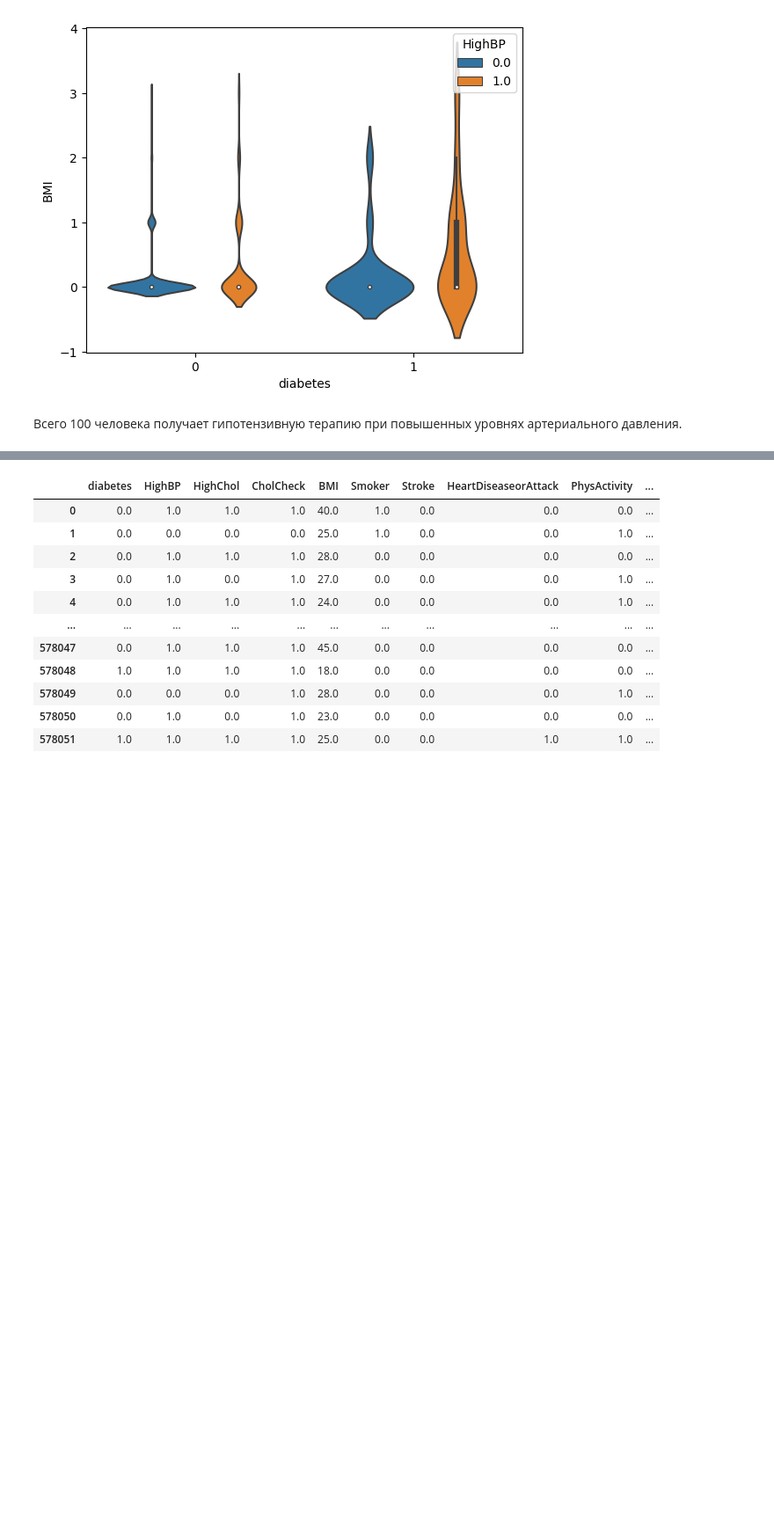
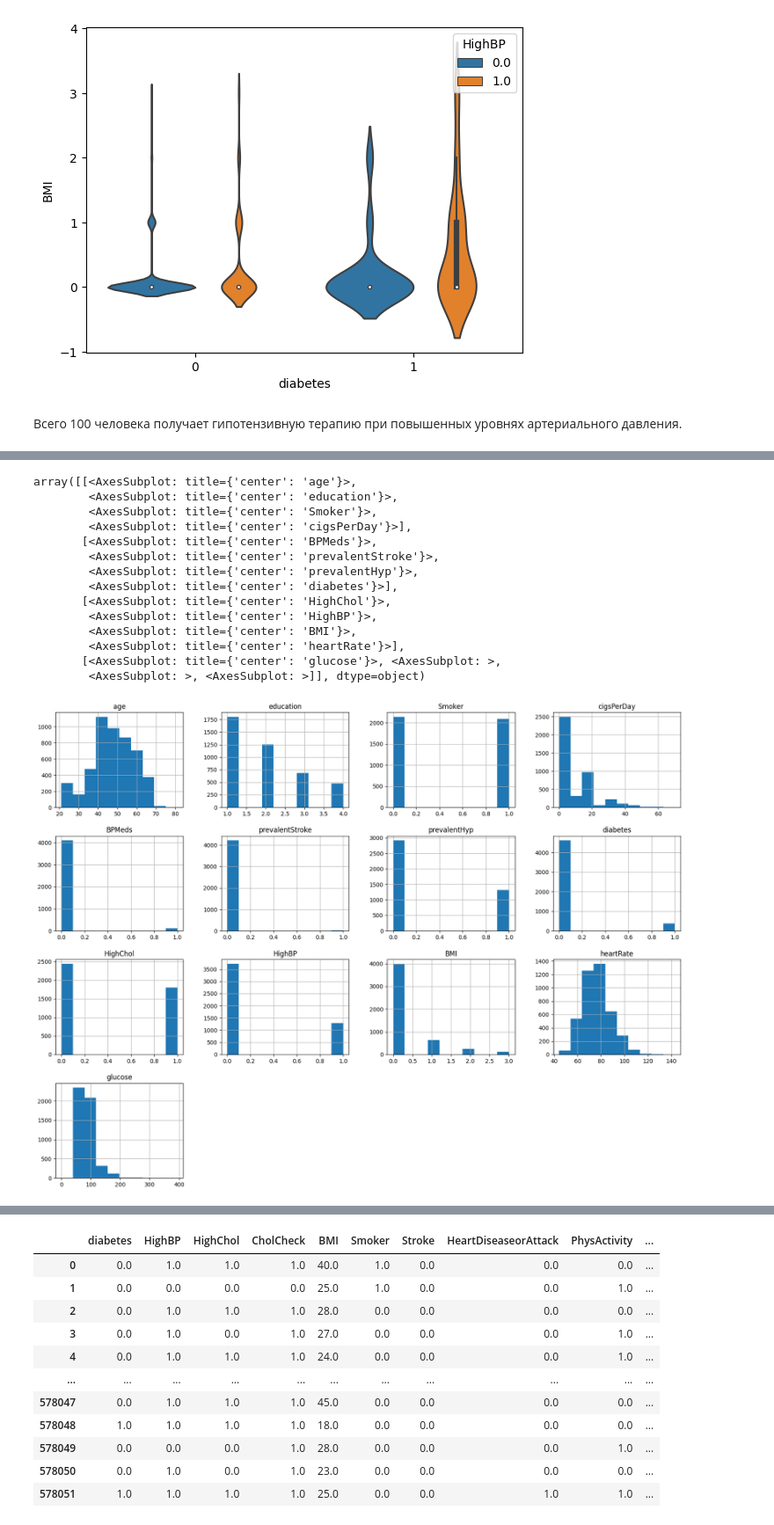
Before and after one commit to Rinengen/Python_HW, a Jupyter notebook: progect_5/SF_HW_4.ipynb, the cells around one changed output, grey strips where cells are left out. Shown at 88% size. Drawn from its saved outputs; the diff is of its cells as text; code cells hidden in the pictures; blank space fills up the shorter version.

```diff
--- a/progect_5/SF_HW_4.ipynb
+++ b/progect_5/SF_HW_4.ipynb
@@ -422,3 +407,14 @@ Name: BPMeds, dtype: int64
 # %%
-
-diabetes = diabetes.rename(columns={'Glucose':'glucose', 'Outcome':'diabetes', 'Age':'age'})
+diabetes.rename(
+    columns={
+        'Glucose':'glucose',
+        'BloodPressure':'HighBP',
+        'Age':'age',
+        'Outcome':'diabetes'
+    }, inplace= True
+)
+# %%
+df_2_2 = pd.concat([df_2, diabetes], axis=0, ignore_index=True, join='outer')
+# %%
+df_2_2.drop_duplicates(inplace=True)
+df_2_2.columns
@@ -424,0 +450,4 @@ diabetes = diabetes.rename(columns={'Glucose':'glucose', 'Outcome':'diabetes', '
+# %%
+thresh = df_2_2.shape[0]*0.7
+df_2_2 = df_2_2.dropna(thresh=thresh, axis=1)
+df_2_2.isna().sum()
@@ -424,0 +470,19 @@ diabetes = diabetes.rename(columns={'Glucose':'glucose', 'Outcome':'diabetes', '
+# %%
+
+df_2_2[df_2_2.columns].hist(figsize=(20,15))
+# %% [output]
+array([[<AxesSubplot: title={'center': 'age'}>,
+        <AxesSubplot: title={'center': 'education'}>,
+        <AxesSubplot: title={'center': 'Smoker'}>,
+        <AxesSubplot: title={'center': 'cigsPerDay'}>],
+       [<AxesSubplot: title={'center': 'BPMeds'}>,
+        <AxesSubplot: title={'center': 'prevalentStroke'}>,
+        <AxesSubplot: title={'center': 'prevalentHyp'}>,
+        <AxesSubplot: title={'center': 'diabetes'}>],
+       [<AxesSubplot: title={'center': 'HighChol'}>,
+        <AxesSubplot: title={'center': 'HighBP'}>,
+        <AxesSubplot: title={'center': 'BMI'}>,
+        <AxesSubplot: title={'center': 'heartRate'}>],
+       [<AxesSubplot: title={'center': 'glucose'}>, <AxesSubplot: >,
+        <AxesSubplot: >, <AxesSubplot: >]], dtype=object)
+[figure, added]
```
Also changed, not shown: parts of 46 cells of this notebook.
